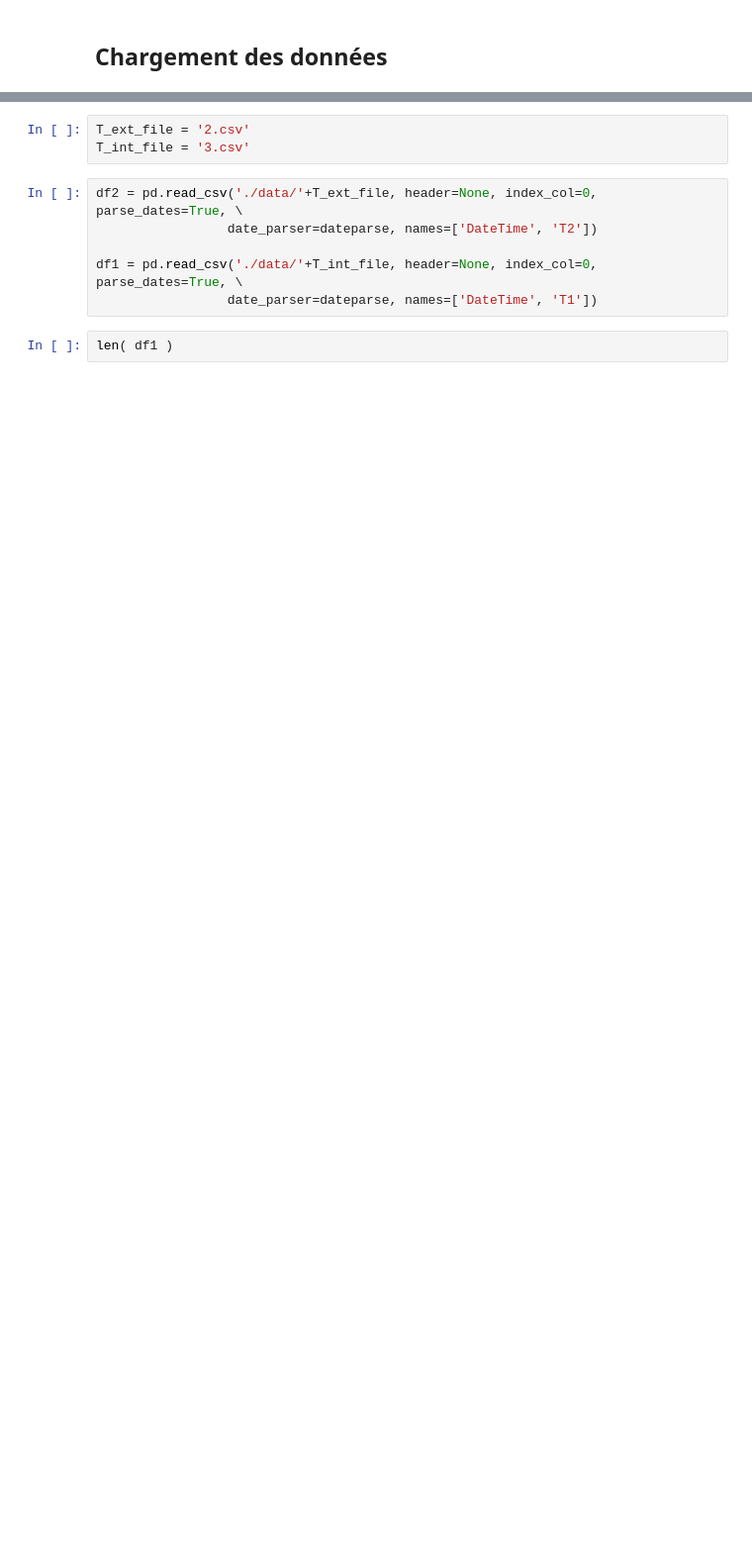
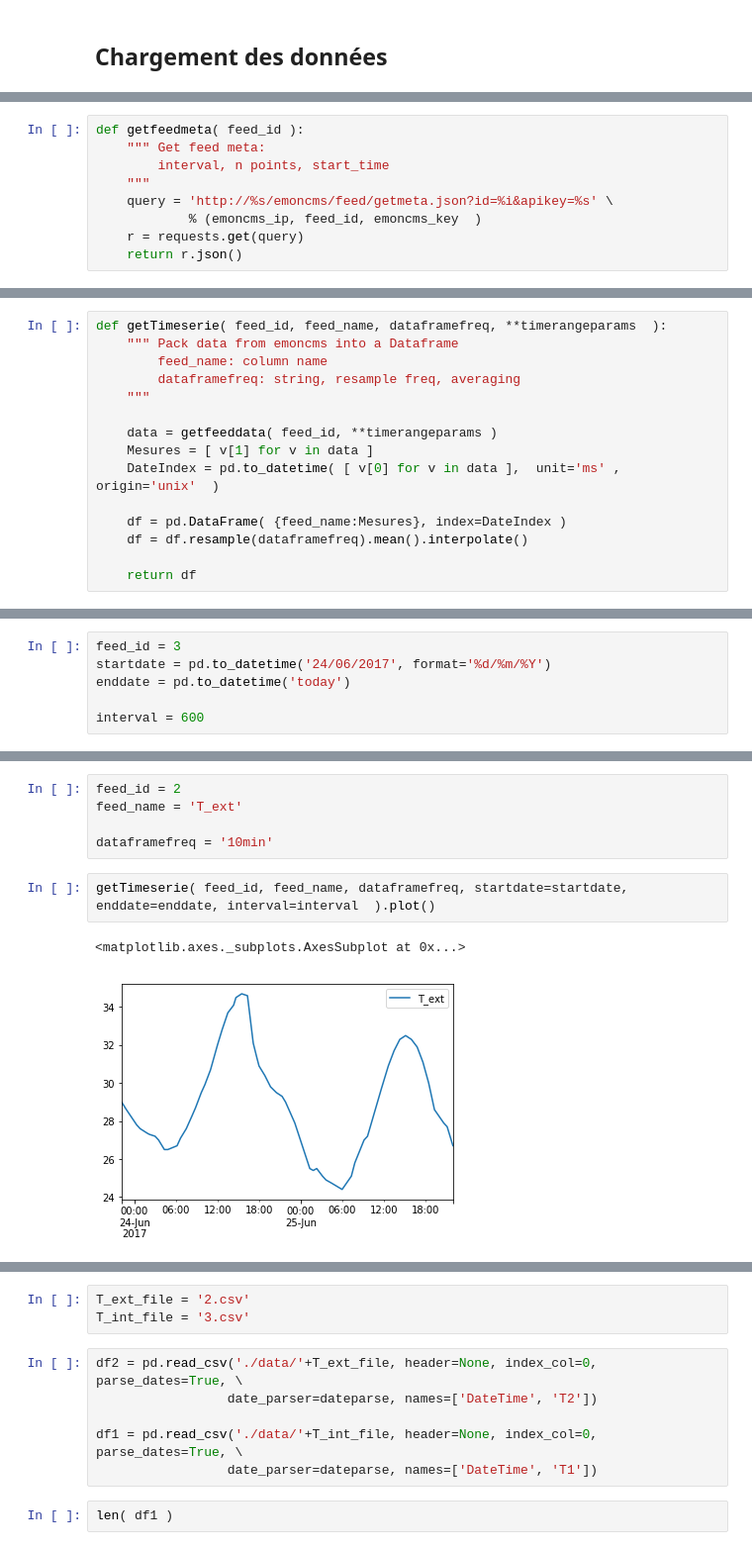
Before and after one commit to xdze2/thermique_appart, a Jupyter notebook: Model01.ipynb, the cells around one changed output, grey strips where cells are left out. Shown at 99% size. Cells and saved outputs as stored; diff of their text form; blank space fills up the shorter version.

Commit message:
write get feed data from emonCms

```diff
--- a/Model01.ipynb
+++ b/Model01.ipynb
@@ -8,0 +16,9 @@ import pandas as pd
+# %%
+def getfeedmeta( feed_id ):
+    """ Get feed meta:
+        interval, n points, start_time
+    """
+    query = 'http://%s/emoncms/feed/getmeta.json?id=%i&apikey=%s' \
+            % (emoncms_ip, feed_id, emoncms_key  )
+    r = requests.get(query)
+    return r.json()
@@ -8,0 +52,15 @@ import pandas as pd
+# %%
+def getTimeserie( feed_id, feed_name, dataframefreq, **timerangeparams  ):
+    """ Pack data from emoncms into a Dataframe
+        feed_name: column name
+        dataframefreq: string, resample freq, averaging
+    """
+
+    data = getfeeddata( feed_id, **timerangeparams )
+    Mesures = [ v[1] for v in data ]
+    DateIndex = pd.to_datetime( [ v[0] for v in data ],  unit='ms' , origin='unix'  )
+
+    df = pd.DataFrame( {feed_name:Mesures}, index=DateIndex )
+    df = df.resample(dataframefreq).mean().interpolate()
+
+    return df
@@ -8,0 +73,6 @@ import pandas as pd
+# %%
+feed_id = 3
+startdate = pd.to_datetime('24/06/2017', format='%d/%m/%Y')
+enddate = pd.to_datetime('today')
+
+interval = 600
@@ -8,0 +103,10 @@ import pandas as pd
+# %%
+feed_id = 2
+feed_name = 'T_ext'
+
+dataframefreq = '10min'
+# %%
+getTimeserie( feed_id, feed_name, dataframefreq, startdate=startdate, enddate=enddate, interval=interval  ).plot()
+# %% [output]
+<matplotlib.axes._subplots.AxesSubplot at 0x...>
+[figure, added]
```
Also changed, not shown: parts of 24 cells of this notebook.
